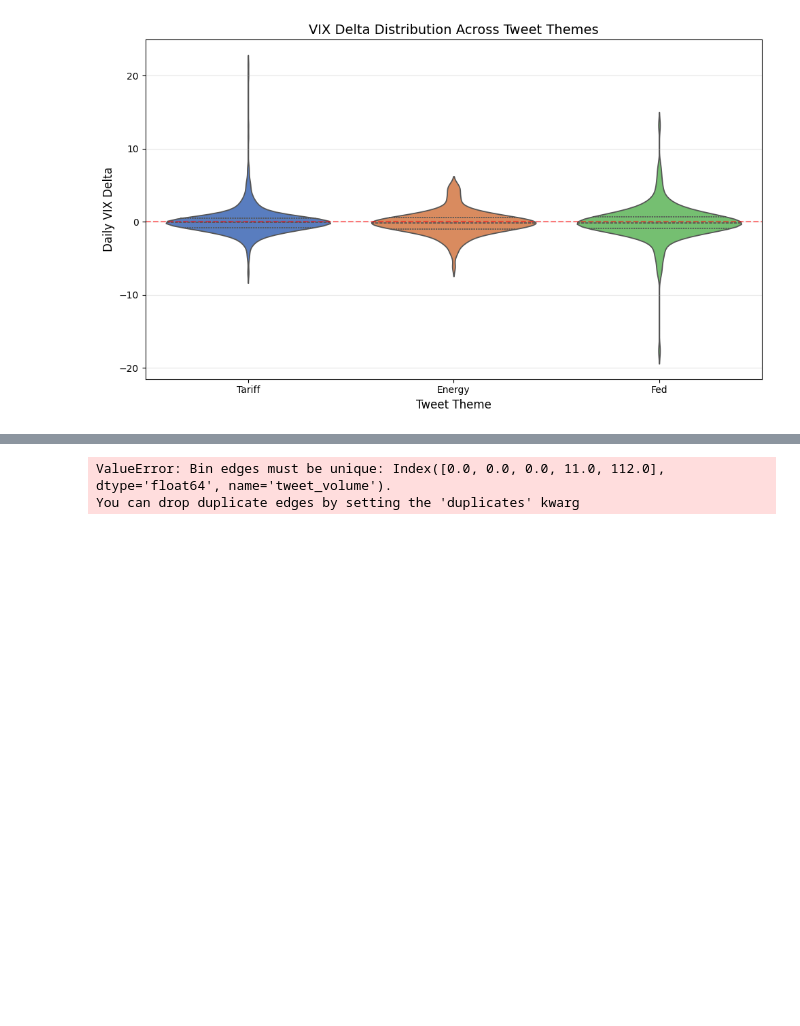
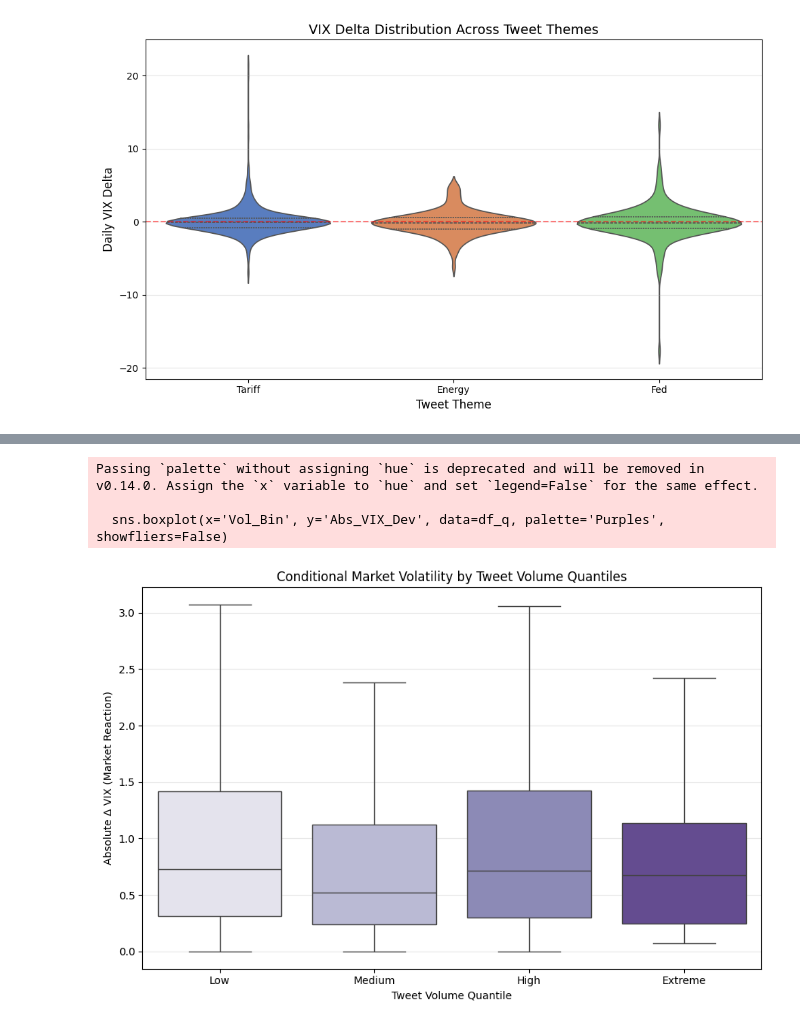
Before and after one commit to djjensen-cmd/MGMT-172, a Jupyter notebook: MGMT172Project.ipynb, the cells around one changed output, grey strips where cells are left out. Cells and saved outputs as stored; diff of their text form; code cells hidden in the pictures; blank space fills up the shorter version.

```diff
--- a/MGMT172Project.ipynb
+++ b/MGMT172Project.ipynb
@@ -478,28 +479,33 @@ plt.show()
 # %%
 import seaborn as sns
 import numpy as np
 import pandas as pd
 import matplotlib.pyplot as plt
 
 # Copy and create volume quantiles
 df_q = df.copy()
-df_q['Vol_Bin'] = pd.qcut(df_q['tweet_volume'], q=4, labels=['Low', 'Medium', 'High', 'Extreme'])
+
+# Define explicit bin edges to handle duplicate quantile values
+bins = [-1, 0, 10, 50, float('inf')]
+df_q['Vol_Bin'] = pd.cut(df_q['tweet_volume'], bins=bins, labels=['Low', 'Medium', 'High', 'Extreme'])
 df_q['Abs_VIX_Dev'] = df_q['VIX_Delta'].abs()
 
 # Plot boxplot for conditional volatility
 plt.figure(figsize=(9, 6))
 sns.boxplot(x='Vol_Bin', y='Abs_VIX_Dev', data=df_q, palette='Purples', showfliers=False)
 
 plt.title('Conditional Market Volatility by Tweet Volume Quantiles', fontsize=12)
 plt.xlabel('Tweet Volume Quantile', fontsize=10)
 plt.ylabel('Absolute Δ VIX (Market Reaction)', fontsize=10)
 plt.grid(True, alpha=0.3, axis='y')
 plt.tight_layout()
 plt.savefig('exp_vol_quantile.png', dpi=300)
 plt.show()
 # %% [output]
-ValueError: Bin edges must be unique: Index([0.0, 0.0, 0.0, 11.0, 112.0], dtype='float64', name='tweet_volume').
-You can drop duplicate edges by setting the 'duplicates' kwarg
+Passing `palette` without assigning `hue` is deprecated and will be removed in v0.14.0. Assign the `x` variable to `hue` and set `legend=False` for the same effect.
+
+  sns.boxplot(x='Vol_Bin', y='Abs_VIX_Dev', data=df_q, palette='Purples', showfliers=False)
+[figure, added]
 # %%
 import matplotlib.pyplot as plt
 
```
Also changed, not shown: parts of 4 cells of this notebook, 2 other files.
